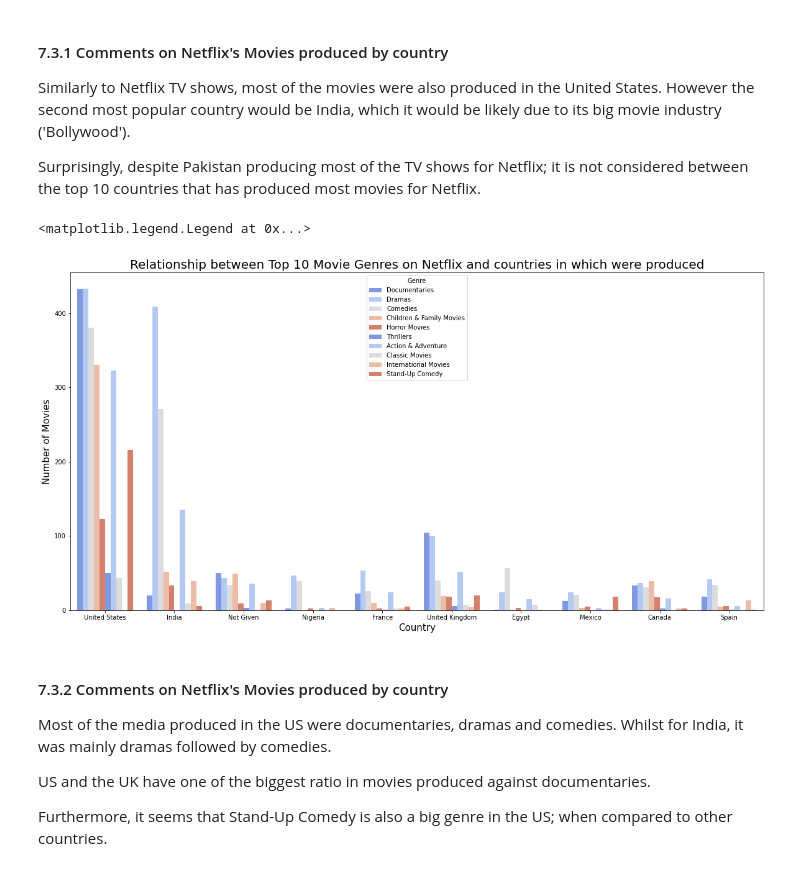
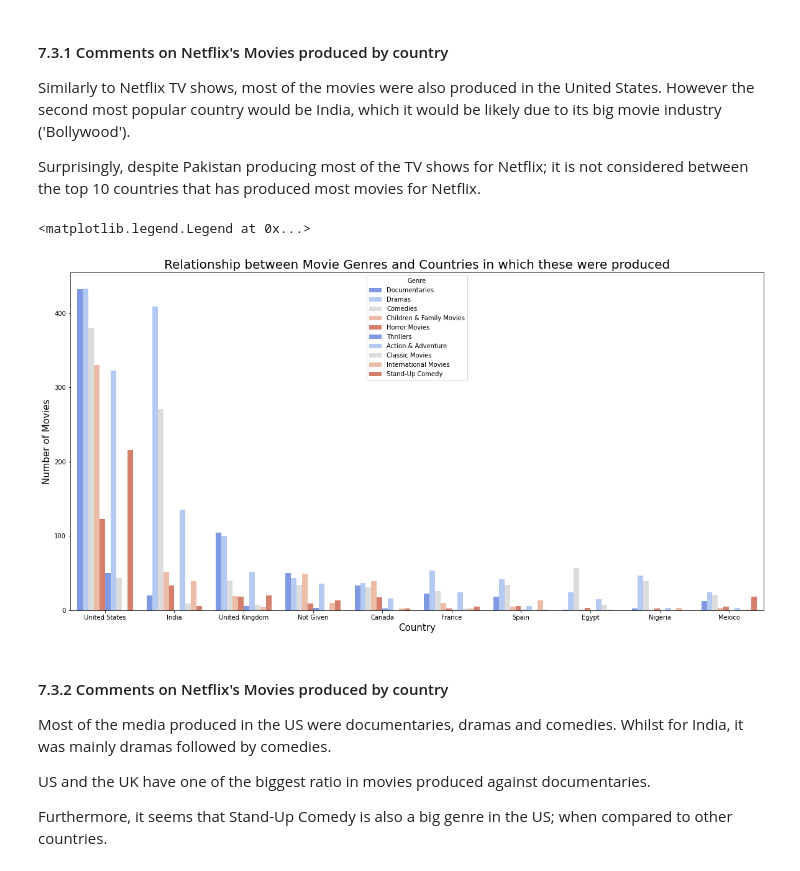
Before and after one commit to Mannygcg/Netflix-Data--Cleaning--Analysis-and-Visualisation, a Jupyter notebook: Netflix_Data_Wrangling_and_Visualisation.ipynb, the cells around one changed output. Cells and saved outputs as stored; diff of their text form; code cells hidden in the pictures.

```diff
--- a/Netflix_Data_Wrangling_and_Visualisation.ipynb
+++ b/Netflix_Data_Wrangling_and_Visualisation.ipynb
@@ -568,19 +573,19 @@ Surprisingly, despite Pakistan producing most of the TV shows for Netflix; it is
 # %%
 plt.figure(figsize=[20,10])
 order1 = df_movie.groupby('listed_in1').count().sort_values(by = 'show_id',ascending=False)[0:10].index
 df_movie_f = df_movie[df_movie['listed_in1'].isin(order1)]
 order2 = df_movie_f.groupby('country').count().sort_values(by = 'show_id',ascending=False)[0:10].index
 df_movie_f = df_movie_f[df_movie_f['country'].isin(order2)]
 base_color = sns.color_palette('coolwarm',n_colors=5)
 a=df_movie.date_added.dt.year
-tv_g = sns.countplot(data=df_movie_f,x='country',hue='listed_in1', palette=base_color)
+tv_g = sns.countplot(data=df_movie_f,x='country',hue='listed_in1', palette=base_color, order=order2)
 tv_g.set_xlabel('Country',fontsize = 15)
 tv_g.set_ylabel('Number of Movies',fontsize = 15)
-tv_g.set_title("Relationship between Top 10 Movie Genres on Netflix and countries in which were produced",fontsize = 20)
+tv_g.set_title("Relationship between Movie Genres and Countries in which these were produced",fontsize = 20)
 plt.legend(title = 'Genre',)
 # %% [output]
 <matplotlib.legend.Legend at 0x...>
-[figure, old version]
+[figure, new version]
 # %% [markdown]
 #### 7.3.2 Comments on Netflix's Movies produced by country
 Most of the media produced in the US were documentaries, dramas and comedies. Whilst for India, it was mainly dramas followed by comedies.
```
Also changed, not shown: parts of 15 cells of this notebook, 3 other files.
